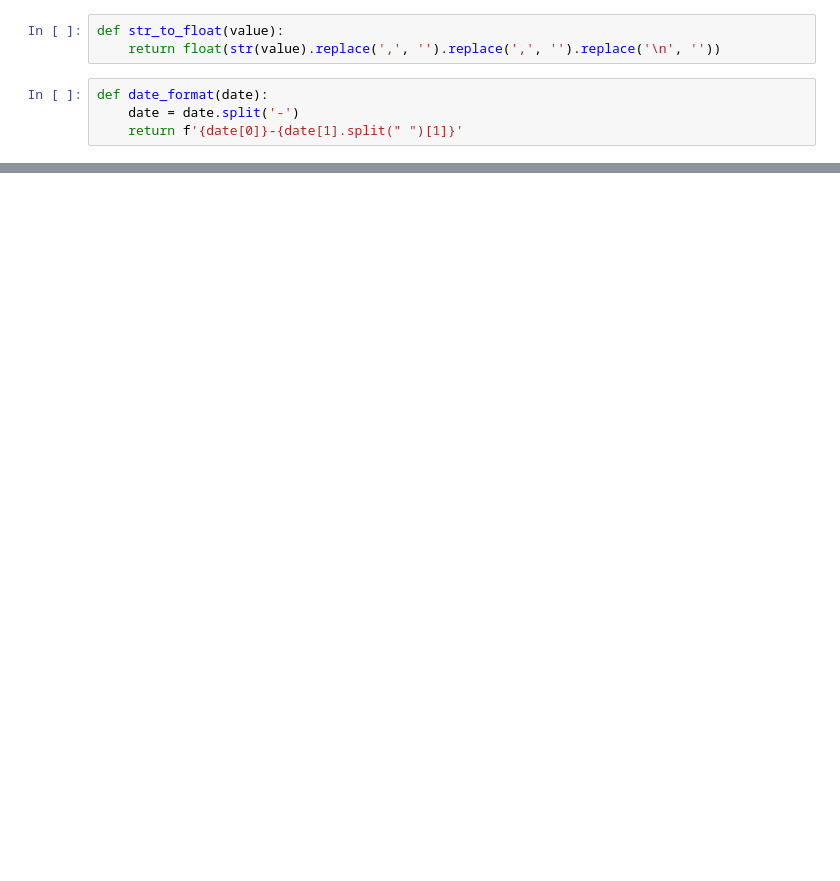
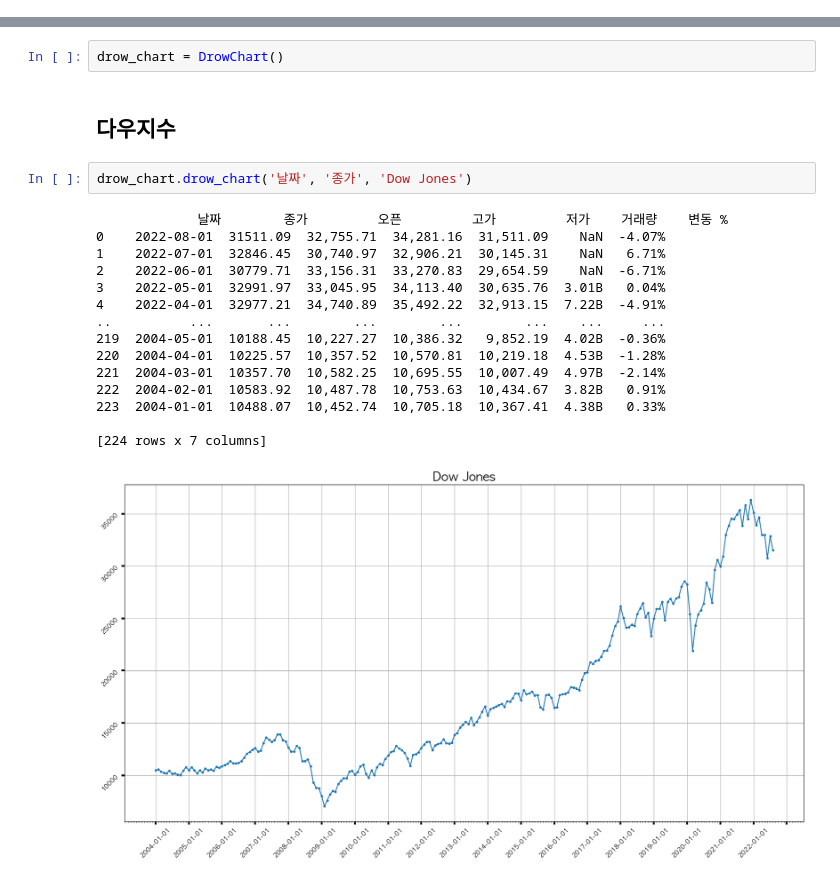
Before and after one commit to sainthm/EDA_Project, a Jupyter notebook: shc/Untitled.ipynb, the cells around one changed output, grey strips where cells are left out. Saved outputs shown, nothing was run; the diff lists cells and outputs as text; blank space fills up the shorter version.

```diff
--- a/shc/Untitled.ipynb
+++ b/shc/Untitled.ipynb
@@ -12,7 +15,0 @@ matplotlib.rcParams['axes.unicode_minus'] = False
-# %%
-def str_to_float(value):
-    return float(str(value).replace(',', '').replace(',', '').replace('\n', ''))
-# %%
-def date_format(date):
-    date = date.split('-')
-    return f'{date[0]}-{date[1].split(" ")[1]}'
@@ -108,0 +60,22 @@ plt.show()
+# %%
+drow_chart = DrowChart()
+# %% [markdown]
+## 다우지수
+# %%
+drow_chart.drow_chart('날짜', '종가', 'Dow Jones')
+# %% [output]
+             날짜        종가         오픈         고가         저가    거래량    변동 %
+0    2022-08-01  31511.09  32,755.71  34,281.16  31,511.09    NaN  -4.07%
+1    2022-07-01  32846.45  30,740.97  32,906.21  30,145.31    NaN   6.71%
+2    2022-06-01  30779.71  33,156.31  33,270.83  29,654.59    NaN  -6.71%
+3    2022-05-01  32991.97  33,045.95  34,113.40  30,635.76  3.01B   0.04%
+4    2022-04-01  32977.21  34,740.89  35,492.22  32,913.15  7.22B  -4.91%
+..          ...       ...        ...        ...        ...    ...     ...
+219  2004-05-01  10188.45  10,227.27  10,386.32   9,852.19  4.02B  -0.36%
+220  2004-04-01  10225.57  10,357.52  10,570.81  10,219.18  4.53B  -1.28%
+221  2004-03-01  10357.70  10,582.25  10,695.55  10,007.49  4.97B  -2.14%
+222  2004-02-01  10583.92  10,487.78  10,753.63  10,434.67  3.82B   0.91%
+223  2004-01-01  10488.07  10,452.74  10,705.18  10,367.41  4.38B   0.33%
+
+[224 rows x 7 columns]
+[figure, added]
```
Also changed, not shown: parts of 18 cells of this notebook, 7 other files.
